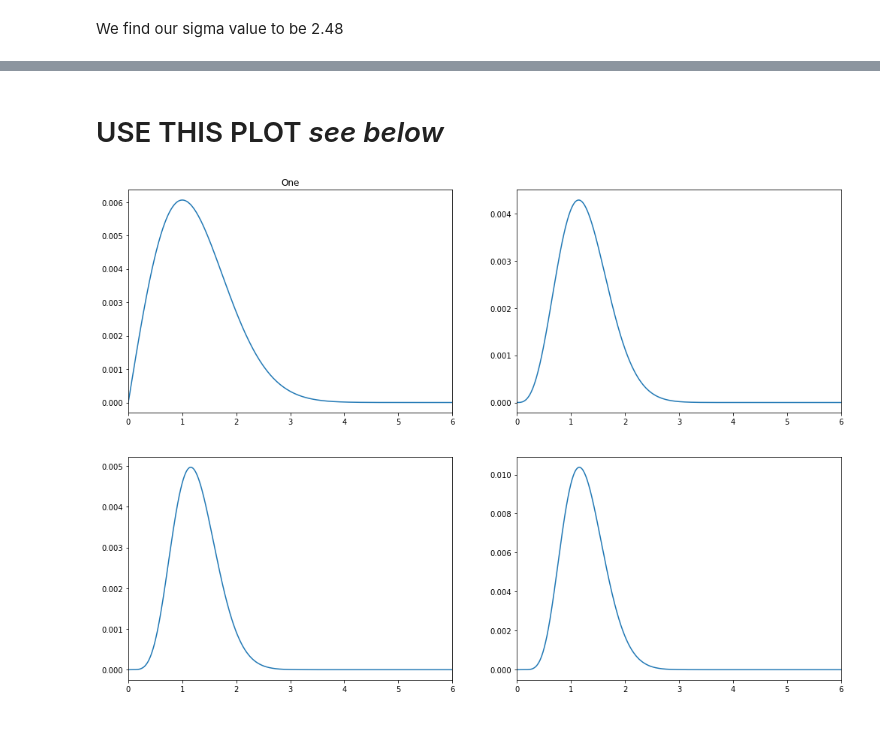
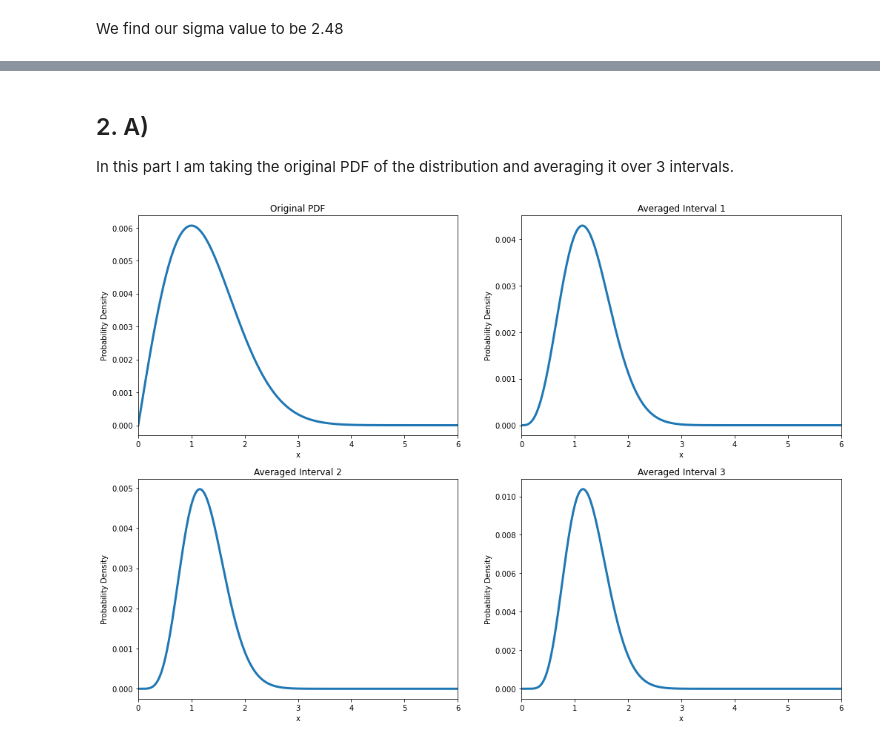
Before and after one commit to maria8ch/Phys434_BigData, a Jupyter notebook: lab2_Berres.ipynb, the cells around one changed output, grey strips where cells are left out. Saved outputs shown, nothing was run; the diff lists cells and outputs as text; code cells hidden in the pictures.

```diff
--- a/lab2_Berres.ipynb
+++ b/lab2_Berres.ipynb
@@ -93,10 +132,15 @@ Y=10
 ax=ax.flatten()
 x=np.arange(10)
 ef=stats.poisson.pmf(x,mu=X)
+ax[0].set_title('Original Plot')
+ax[0].set_xlabel('k')
+ax[0].set_ylabel('Probability Density')
 ax[0].bar(x,ef,width=1)
 for i in range(1,4):
     ef=np.convolve(ef,stats.poisson.pmf(x,X))
     x=np.arange(len(ef))
-    #print(np.sum(ef*x))
+    ax[i].set_title(f'Distribution Averaged Day {i}')
+    ax[i].set_xlabel('k')
+    ax[i].set_ylabel('Probability Density')
     ax[i].bar(x/(i+1),ef,width=1/(i+1))
 # %% [output]
@@ -103,0 +148,20 @@ for i in range(1,4):
+# %%
+fig, ax = plt.subplots(2,2,figsize=(17,12))
+X=7
+Y=10
+ax=ax.flatten()
+x=np.arange(10)
+ef=stats.poisson.pmf(x,mu=X)
+ax[0].set_yscale('log')
+ax[0].set_title('Original Plot Semi-log')
+ax[0].set_xlabel('k')
+ax[0].set_ylabel('Probability Density')
+ax[0].bar(x,ef,width=1)
+for i in range(1,4):
+    ef=np.convolve(ef,stats.poisson.pmf(x,X))
+    x=np.arange(len(ef))
+    ax[i].set_yscale('log')
+    ax[i].set_title(f'Distribution Averaged Day {i} Semi-log')
+    ax[i].set_xlabel('k')
+    ax[i].set_ylabel('Probability Density')
+    ax[i].bar(x/(i+1),ef,width=1/(i+1))
@@ -156,20 +192,23 @@ for i in range(1,4):
-# %% [markdown]
-# USE THIS PLOT *see below*
+# %% [markdown]
+## 2. A)
+In this part I am taking the original PDF of the distribution and averaging it over 3 intervals.
 # %%
 fig, ax = plt.subplots(2,2,figsize=(17,12))
 ax=ax.flatten()
 x=np.linspace(0,10,1000)
 eff=stats.rayleigh.pdf(x)/100
-ax[0].set_title('One')
+ax[0].set_title('Original PDF')
+ax[0].set_xlabel('x')
+ax[0].set_ylabel('Probability Density')
 ax[0].set_xlim(0,6)
-ax[0].plot(x,eff)
-# Will probably change here
+ax[0].plot(x,eff,linewidth=3)
 for i in range(1,4):
-    #ax[i].set_yscale('log')
     eff=np.convolve(eff,stats.rayleigh.pdf(x)/100)
     x=np.linspace(0,10,len(eff))
-    #print(np.sum(ef*x))
+    ax[i].set_title(f'Averaged Interval {i}')
+    ax[i].set_xlabel('x')
+    ax[i].set_ylabel('Probability Density')
     ax[i].set_xlim(0,6)
-    ax[i].plot(x,eff)
+    ax[i].plot(x,eff,linewidth=3)
 # %% [output]
-[figure, old version]
+[figure, new version]
```
Also changed, not shown: parts of 48 cells of this notebook.
